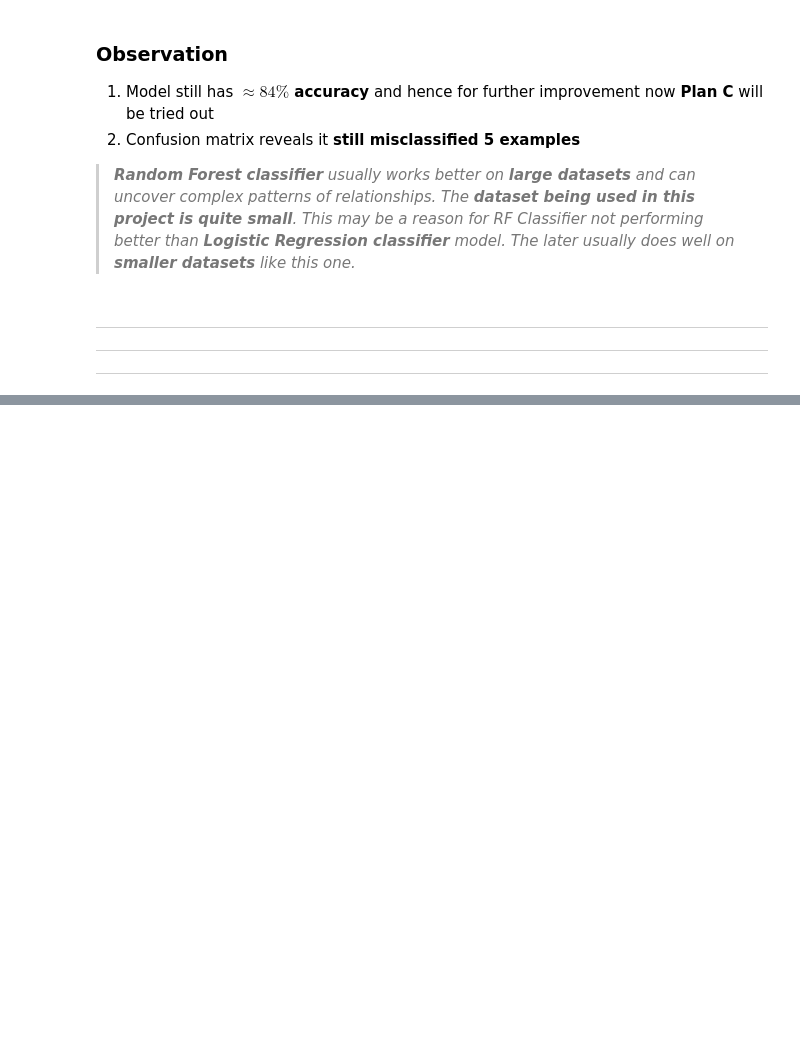
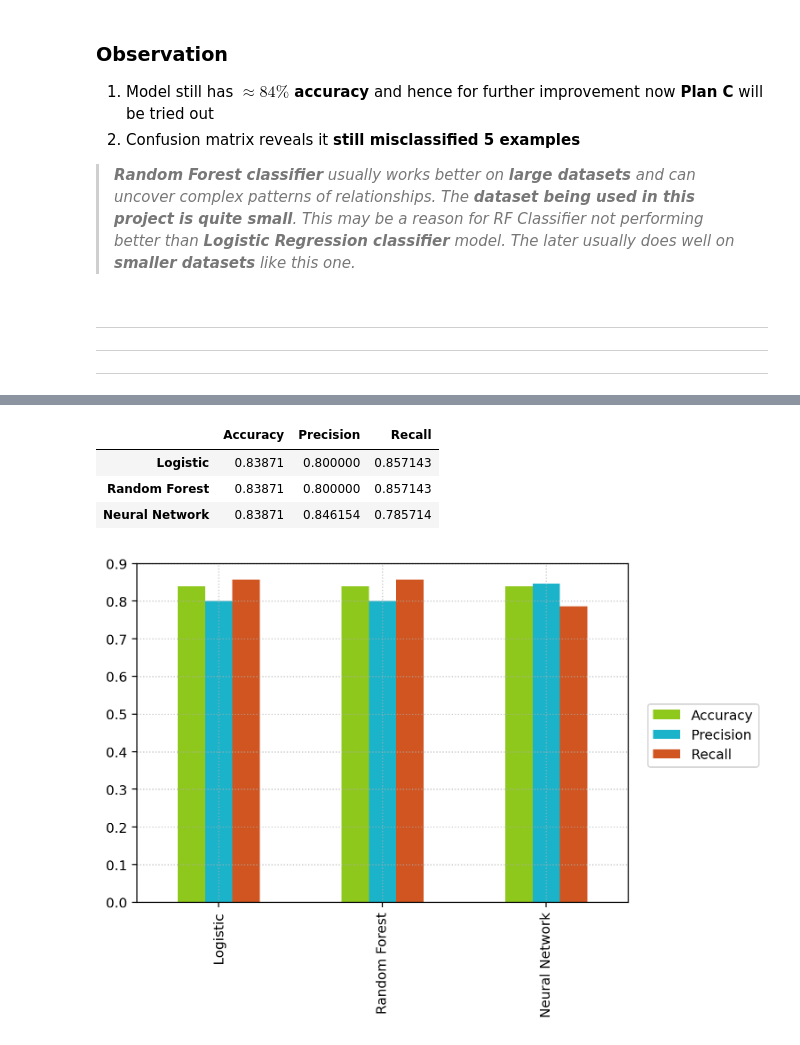
Before and after one commit to debatreyo/Machine-Learning, a Jupyter notebook: Logistic Regression_Project/Heart Disease Prediction/Heart Disease Prediction_binary.ipynb, the cells around one changed output, grey strips where cells are left out. Cells and saved outputs as stored; diff of their text form; code cells hidden in the pictures; blank space fills up the shorter version.

```diff
--- a/Logistic Regression_Project/Heart Disease Prediction/Heart Disease Prediction_binary.ipynb
+++ b/Logistic Regression_Project/Heart Disease Prediction/Heart Disease Prediction_binary.ipynb
@@ -573,7 +576,7 @@ grid_rf.best_params_
 # %%
 # rf classifier
 
-model_rf_best = RandomForestClassifier(n_estimators=250, max_features="sqrt",
+model_rf_best = RandomForestClassifier(n_estimators=200, max_features="sqrt",
                                       bootstrap=True, oob_score=True)
 # %% [markdown]
 ## Training & Evaluation of RF Classifier model
@@ -642,0 +759,52 @@ fig.tight_layout();
+# %%
+# logistic model
+
+acc_log = accuracy_score(y_test, predictions_logistic)
+prec_log = precision_score(y_test, predictions_logistic)
+rec_log = recall_score(y_test, predictions_logistic)
+
+# rf model
+
+acc_rf = accuracy_score(y_test, predictions_rf)
+prec_rf = precision_score(y_test, predictions_rf)
+rec_rf = recall_score(y_test, predictions_rf)
+
+# NN model
+
+acc_NN = accuracy_score(y_test, predictions_NN_binary)
+prec_NN = precision_score(y_test, predictions_NN_binary)
+rec_NN = recall_score(y_test, predictions_NN_binary)
+# %%
+data = {
+    "Accuracy": [acc_log, acc_rf, acc_NN],
+    "Precision": [prec_log, prec_rf, prec_NN],
+    "Recall": [rec_log, rec_rf, rec_NN]
+}
+
+# Create a DataFrame with specified column names
+models = ["Logistic", "Random Forest", "Neural Network"]
+
+cols = ["Accuracy", "Precision", "Recall"]
+
+metrics_df = pd.DataFrame(data=data,
+                          index=models,
+                          columns=cols)
+# %%
+metrics_df
+# %% [output]
+|  | Accuracy | Precision | Recall |
+| Logistic | 0.83871 | 0.800000 | 0.857143 |
+| Random Forest | 0.83871 | 0.800000 | 0.857143 |
+| Neural Network | 0.83871 | 0.846154 | 0.785714 |
+# %%
+fig, ax = plt.subplots(figsize=(7,5), dpi=220)
+colors = ["#8EC81C", "#1BB3CA", "#D05520"]
+
+metrics_df.plot(kind="bar", ax=ax,
+               color=colors)
+
+ax.grid(linestyle=":", linewidth=0.85, alpha=0.7)
+ax.legend(loc=(1.04, 0.4))
+fig.tight_layout();
+# %% [output]
+[figure, added]
```
Also changed, not shown: parts of 18 cells of this notebook.
